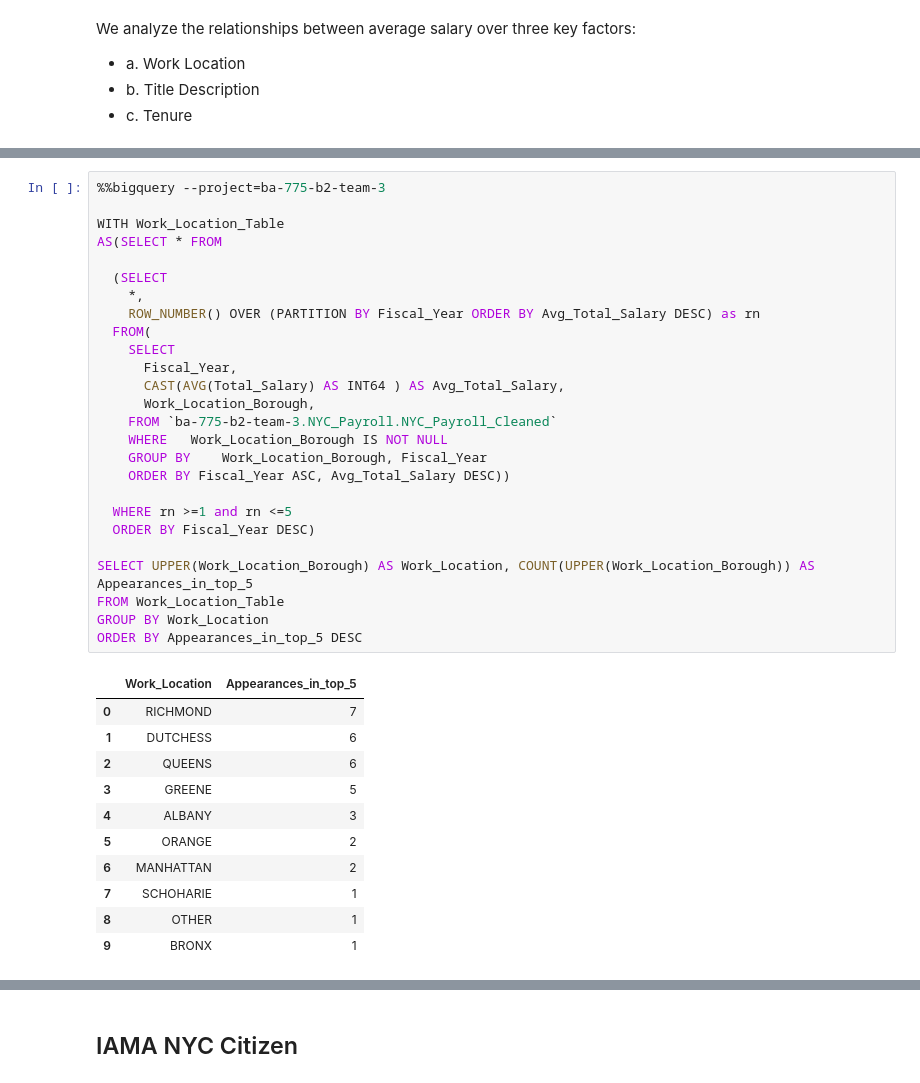
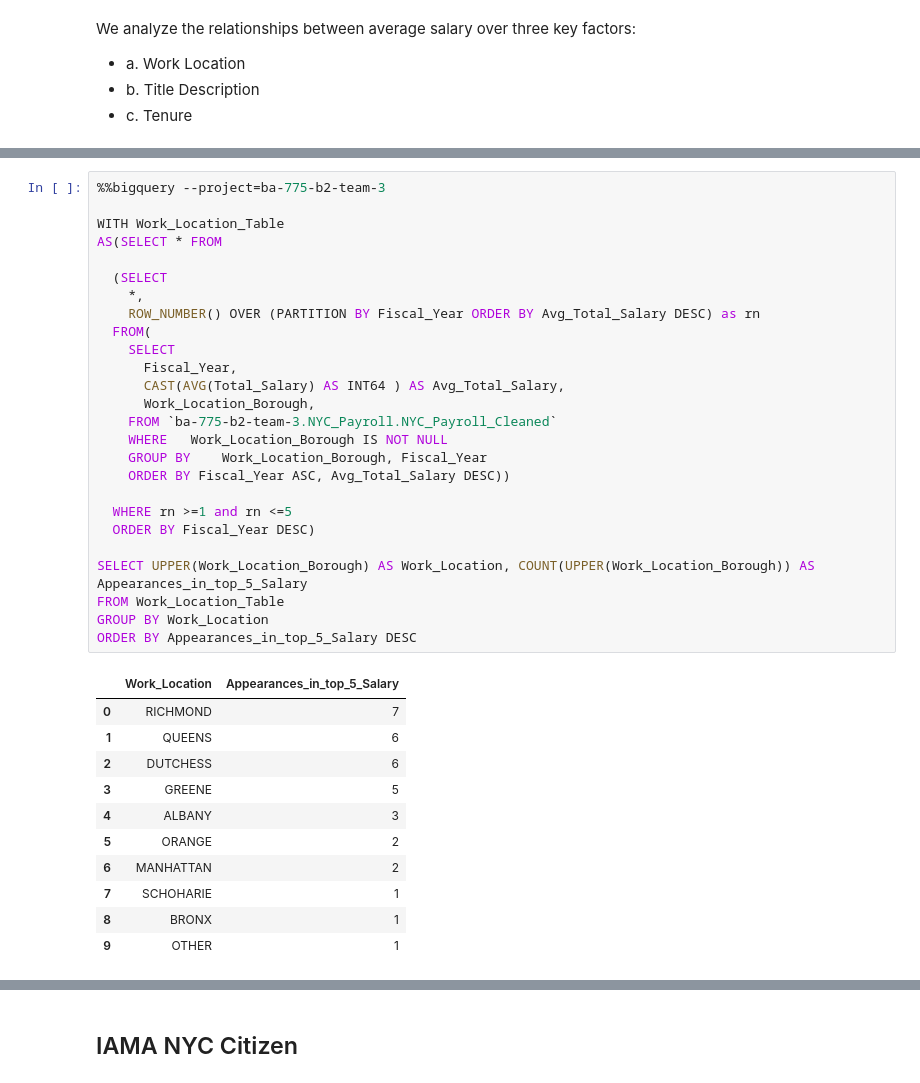
Before and after one commit to LinhTo11/BA775-B2-Team-3-NYC-Payroll, a Jupyter notebook: B2_Team3.ipynb, the cells around one changed output, grey strips where cells are left out. Saved outputs shown, nothing was run; the diff lists cells and outputs as text.

```diff
--- a/B2_Team3.ipynb
+++ b/B2_Team3.ipynb
@@ -310,41 +357,41 @@ df_3_a_1
 # %%
 %%bigquery --project=ba-775-b2-team-3
 
 WITH Work_Location_Table
 AS(SELECT * FROM
 
   (SELECT
     *,
     ROW_NUMBER() OVER (PARTITION BY Fiscal_Year ORDER BY Avg_Total_Salary DESC) as rn
   FROM(
     SELECT
       Fiscal_Year,
       CAST(AVG(Total_Salary) AS INT64 ) AS Avg_Total_Salary,
       Work_Location_Borough,
     FROM `ba-775-b2-team-3.NYC_Payroll.NYC_Payroll_Cleaned`
     WHERE 	Work_Location_Borough IS NOT NULL
     GROUP BY 	Work_Location_Borough, Fiscal_Year
     ORDER BY Fiscal_Year ASC, Avg_Total_Salary DESC))
 
   WHERE rn >=1 and rn <=5
   ORDER BY Fiscal_Year DESC)
 
-SELECT UPPER(Work_Location_Borough) AS Work_Location, COUNT(UPPER(Work_Location_Borough)) AS Appearances_in_top_5
+SELECT UPPER(Work_Location_Borough) AS Work_Location, COUNT(UPPER(Work_Location_Borough)) AS Appearances_in_top_5_Salary
 FROM Work_Location_Table
 GROUP BY Work_Location
-ORDER BY Appearances_in_top_5 DESC
+ORDER BY Appearances_in_top_5_Salary DESC
 # %% [output]
-|  | Work_Location | Appearances_in_top_5 |
+|  | Work_Location | Appearances_in_top_5_Salary |
 | 0 | RICHMOND | 7 |
-| 1 | DUTCHESS | 6 |
-| 2 | QUEENS | 6 |
+| 1 | QUEENS | 6 |
+| 2 | DUTCHESS | 6 |
 | 3 | GREENE | 5 |
 | 4 | ALBANY | 3 |
 | 5 | ORANGE | 2 |
 | 6 | MANHATTAN | 2 |
 | 7 | SCHOHARIE | 1 |
-| 8 | OTHER | 1 |
-| 9 | BRONX | 1 |
+| 8 | BRONX | 1 |
+| 9 | OTHER | 1 |
 # %%
 %%bigquery --project=ba-775-b2-team-3
 
```
Also changed, not shown: parts of 28 cells of this notebook.
